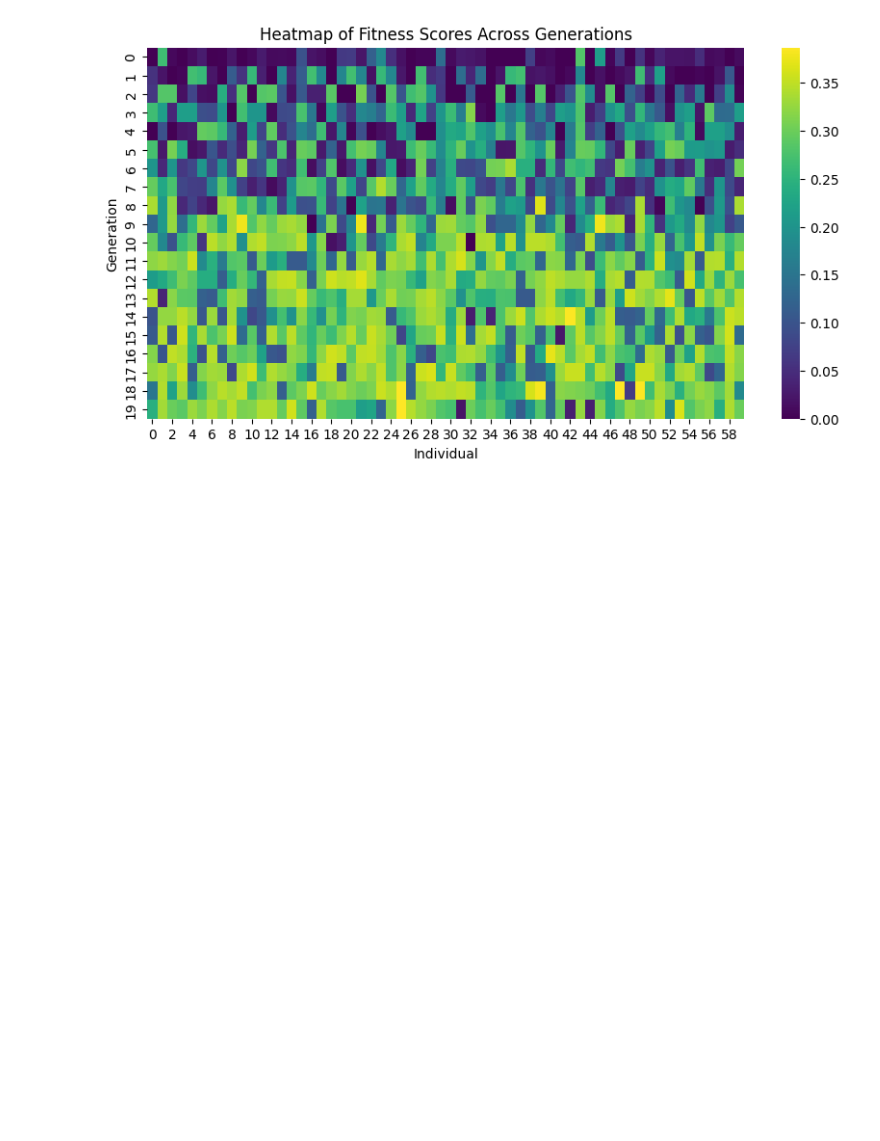
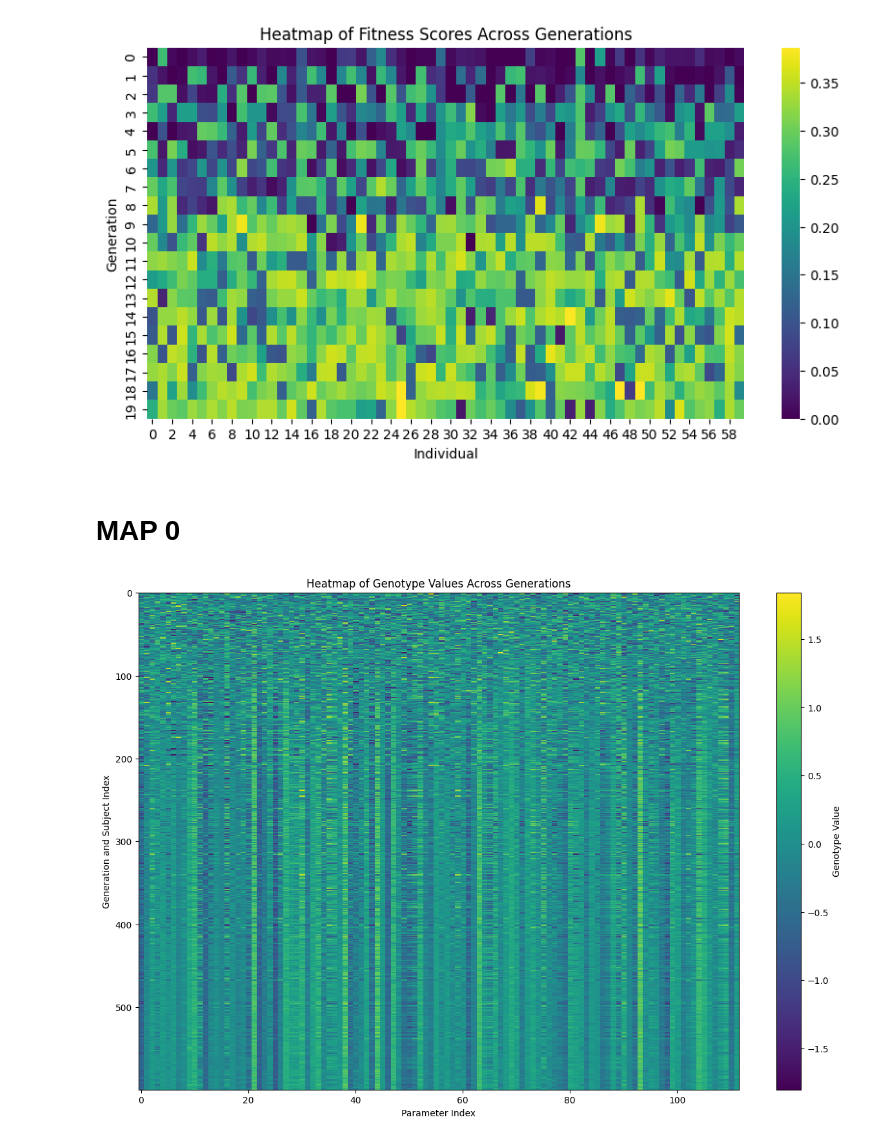
Before and after one commit to georgebaint/Mobile-Robot-Simulator, a Jupyter notebook: evolution_plots.ipynb, the cells around one changed output. Cells and saved outputs as stored; diff of their text form; code cells hidden in the pictures; blank space fills up the shorter version.

```diff
--- a/evolution_plots.ipynb
+++ b/evolution_plots.ipynb
@@ -75,3 +63,24 @@ plt.title('Heatmap of Fitness Scores Across Generations')
 plt.show()
 # %% [output]
 [figure]
+# %% [markdown]
+# MAP 0
+# %%
+# for maze_num in range(4):
+with open('training_generations/Map_%d/genotype_history.pkl' % (0), 'rb') as f:
+    genotype_history = pickle.load(f)
+
+with open('training_generations/Map_%d/fitness_history.pkl' % (0), 'rb') as f:
+    fitness_history = pickle.load(f)
+# %%
+genotype_matrix = np.vstack(genotype_history)
+
+plt.figure(figsize=(15, 10))
+plt.imshow(genotype_matrix, aspect='auto', interpolation='none', cmap='viridis')
+plt.colorbar(label='Genotype Value')
+plt.xlabel('Parameter Index')
+plt.ylabel('Generation and Subject Index')
+plt.title('Heatmap of Genotype Values Across Generations')
+plt.show()
+# %% [output]
+[figure, added]
```
Also changed, not shown: parts of 12 cells of this notebook, 12 other files.
